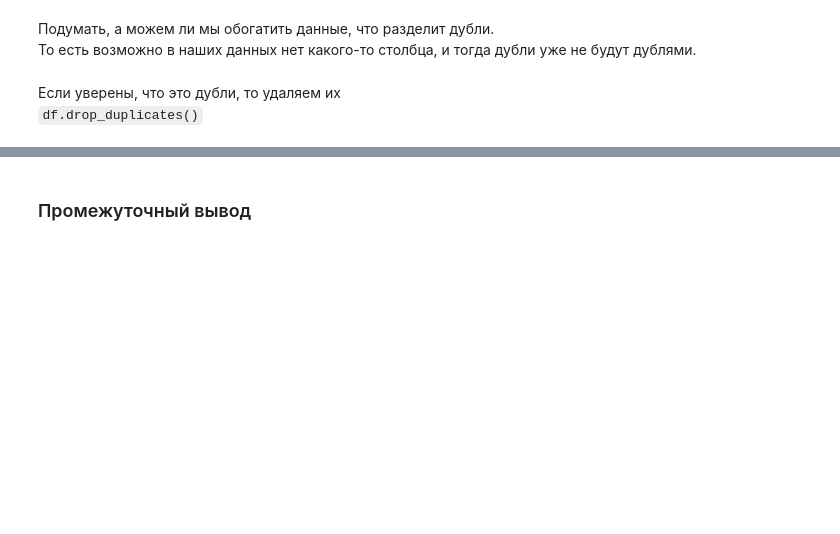
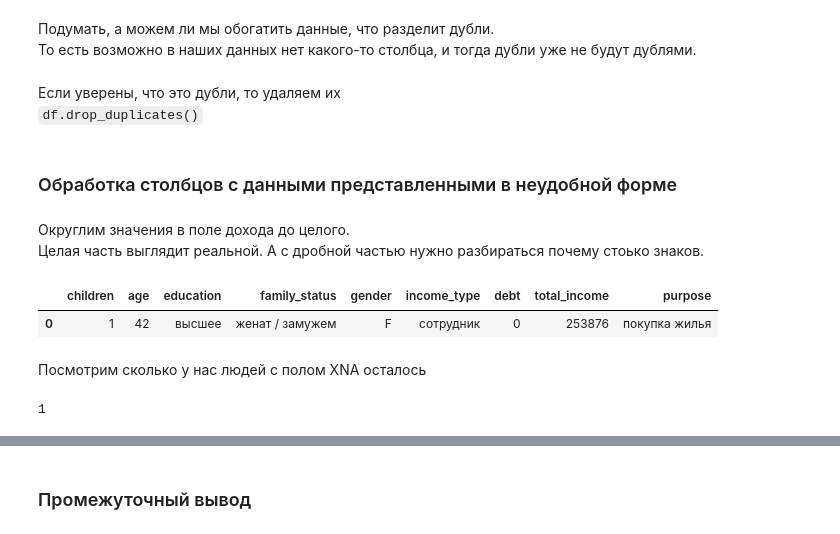
Before and after one commit to PAGriAnalytics/pagri_hard_skills, a Jupyter notebook: report_framework.ipynb, the cells around one changed output, grey strips where cells are left out. Cells and saved outputs as stored; diff of their text form; code cells hidden in the pictures; blank space fills up the shorter version.

```diff
--- a/report_framework.ipynb
+++ b/report_framework.ipynb
@@ -131,3 +133,5 @@ df.sample(5, random_state=7)
+# %%
+df = df.rename(columns={'dob_years': 'age'})
 # %% [markdown]
 Используем метод `my_info` или `my_info_gen` для вывода информации о датасете и колонках
 # %% [markdown]
@@ -690,3 +698,20 @@ df['is_duplicate'] = df.duplicated()
 `df.drop_duplicates()`
 # %%
 df.drop_duplicates()
+# %% [markdown]
+### Обработка столбцов с данными представленными в неудобной форме
+# %% [markdown]
+Округлим значения в поле дохода до целого.
+Целая часть выглядит реальной. А с дробной частью нужно разбираться почему стоько знаков.
+# %%
+df.total_income = df.total_income.round().astype('int32')
+df.head(1)
+# %% [output]
+|  | children | age | education | family_status | gender | income_type | debt | total_income | purpose |
+| 0 | 1 | 42 | высшее | женат / замужем | F | сотрудник | 0 | 253876 | покупка жилья |
+# %% [markdown]
+Посмотрим сколько у нас людей с полом XNA осталось
+# %%
+(df.gender == 'XNA').sum()
+# %% [output]
+1
```
Also changed, not shown: parts of 27 cells of this notebook.
